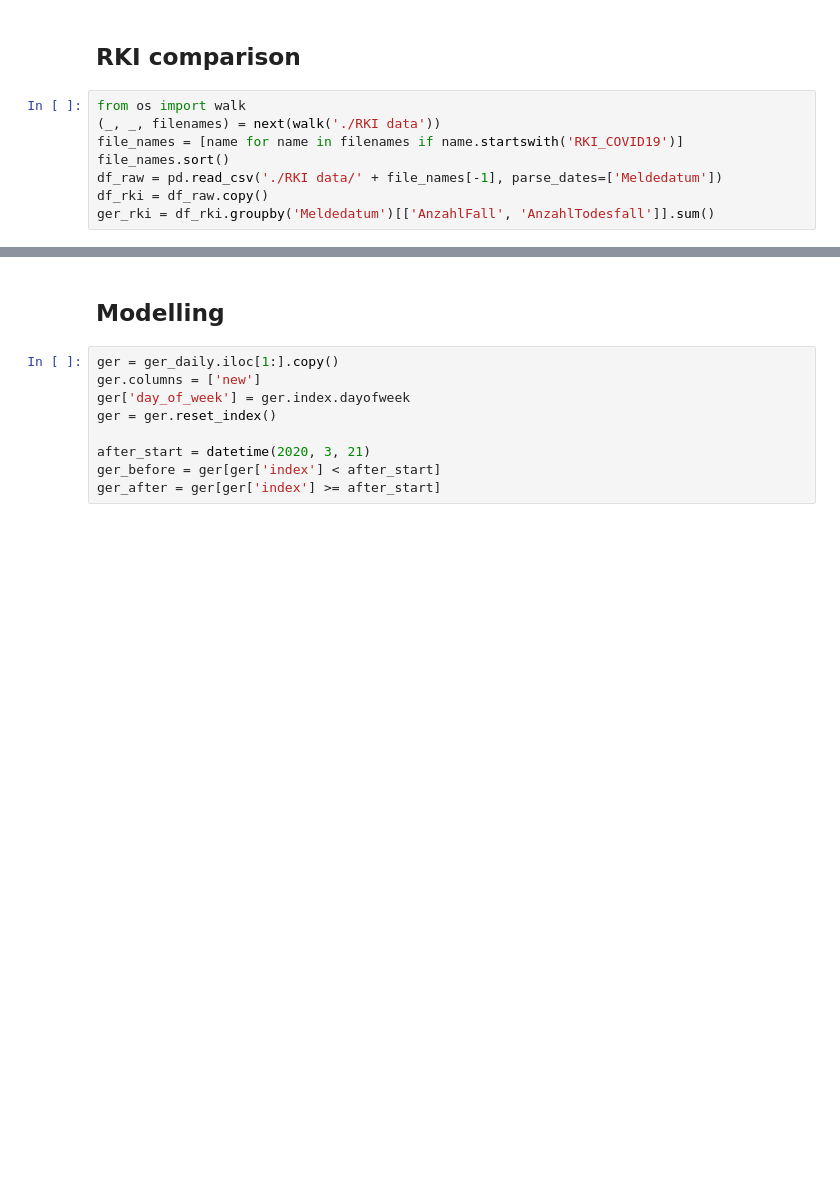
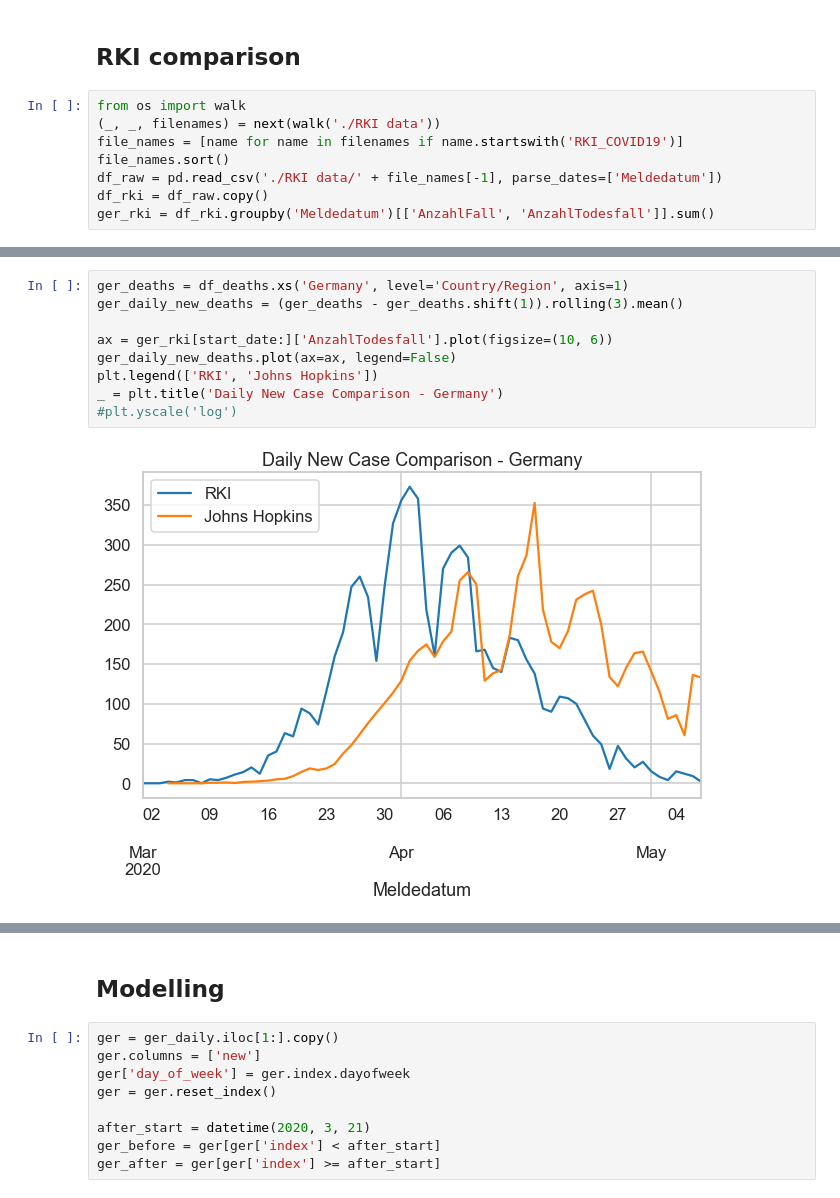
Before and after one commit to dan-tee/corona, a Jupyter notebook: johns_hopkins.ipynb, the cells around one changed output, grey strips where cells are left out. Cells and saved outputs as stored; diff of their text form; blank space fills up the shorter version.

```diff
--- a/johns_hopkins.ipynb
+++ b/johns_hopkins.ipynb
@@ -77,0 +78,11 @@ _ = plt.title('Total Case Comparison')
+# %%
+ger_deaths = df_deaths.xs('Germany', level='Country/Region', axis=1)
+ger_daily_new_deaths = (ger_deaths - ger_deaths.shift(1)).rolling(3).mean()
+
+ax = ger_rki[start_date:]['AnzahlTodesfall'].plot(figsize=(10, 6))
+ger_daily_new_deaths.plot(ax=ax, legend=False)
+plt.legend(['RKI', 'Johns Hopkins'])
+_ = plt.title('Daily New Case Comparison - Germany')
+#plt.yscale('log')
+# %% [output]
+[figure, added]
```
Also changed, not shown: parts of 7 cells of this notebook, 4 other files.
